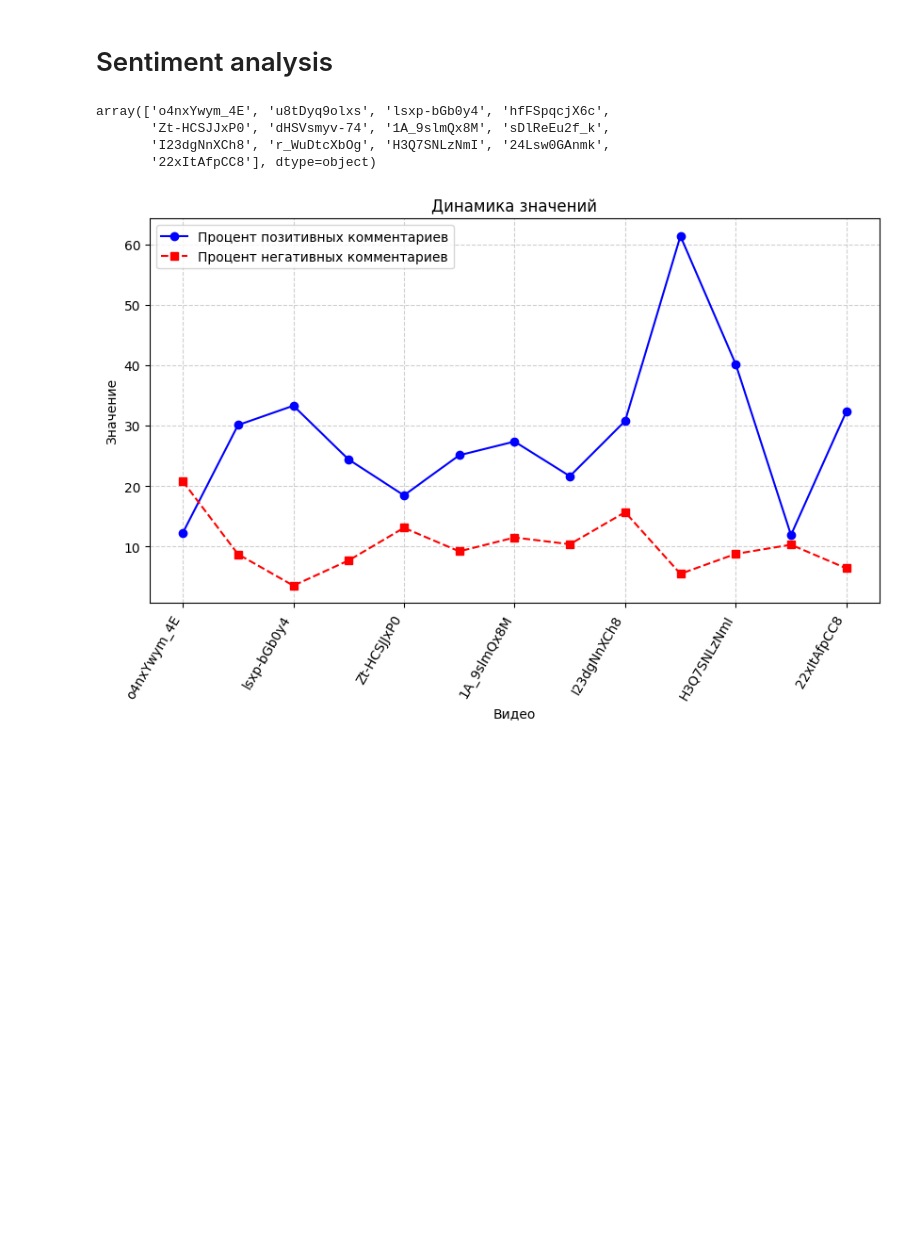
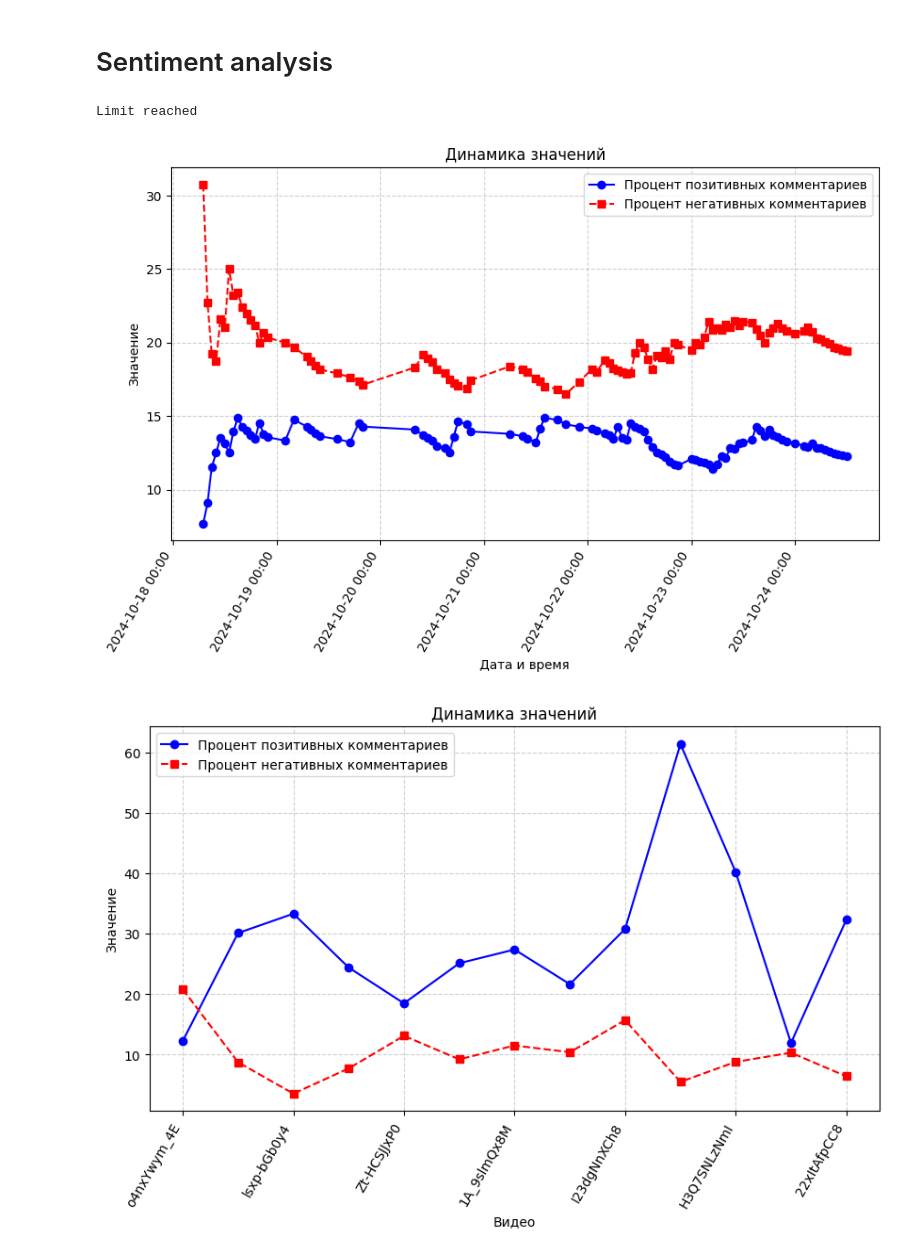
Before and after one commit to PyotrAndreev/youtube-content-insight, a Jupyter notebook: research/ai_pipeline.ipynb, the cells around one changed output. Drawn from its saved outputs; the diff is of its cells as text; code cells hidden in the pictures; blank space fills up the shorter version.

```diff
--- a/research/ai_pipeline.ipynb
+++ b/research/ai_pipeline.ipynb
@@ -361,14 +389,10 @@ def get_emotional_dynamics_in_video(video_id, df, start, end, model, device, det
     return answer
 # %%
+# pipeline to plot dynamics video to video (dyn) and within video (dyn2)
+
 texts = df['textDisplay'].fillna('').values.tolist()
 device = 'cuda' if torch.cuda.is_available() else 'cpu'
 
-# sentiments = process_sentiment_analysis(texts, model, batch_size=16, device=device)
-# dyn = get_emotional_dynamics_in_video('o4nxYwym_4E', df, pd.Timestamp('2024-10-18', tz='UTC'), pd.Timestamp('2024-10-29', tz='UTC'), model, device, 'h')
+dyn = get_emotional_dynamics_video_to_video(df.video_id.unique(), df, model, device)
+
+dyn2 = get_emotional_dynamics_in_video('o4nxYwym_4E', df, pd.Timestamp('2024-10-18', tz='UTC'), pd.Timestamp('2024-10-29', tz='UTC'), model, device, 'h')
-# %%
-df.video_id.unique()
-# %% [output]
-array(['o4nxYwym_4E', 'u8tDyq9olxs', 'lsxp-bGb0y4', 'hfFSpqcjX6c',
-       'Zt-HCSJJxP0', 'dHSVsmyv-74', '1A_9slmQx8M', 'sDlReEu2f_k',
-       'I23dgNnXCh8', 'r_WuDtcXbOg', 'H3Q7SNLzNmI', '24Lsw0GAnmk',
-       '22xItAfpCC8'], dtype=object)
@@ -377,3 +399,8 @@ dyn = get_emotional_dynamics_video_to_video(df.video_id.unique(), df, model, dev
+# %%
+plot_dynamics_in_video(dyn2)
+# %% [output]
+Limit reached
+[figure, added]
 # %%
 plot_dynamics_video_to_video(dyn)
 # %% [output]
```
Also changed, not shown: parts of 11 cells of this notebook.
